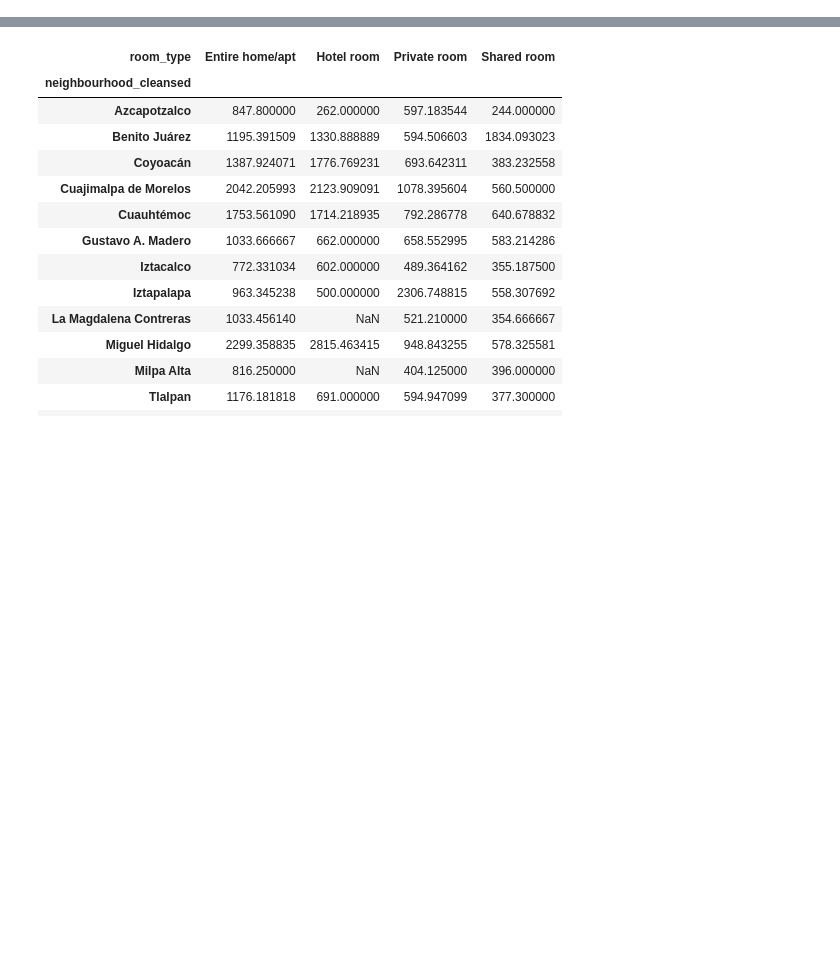
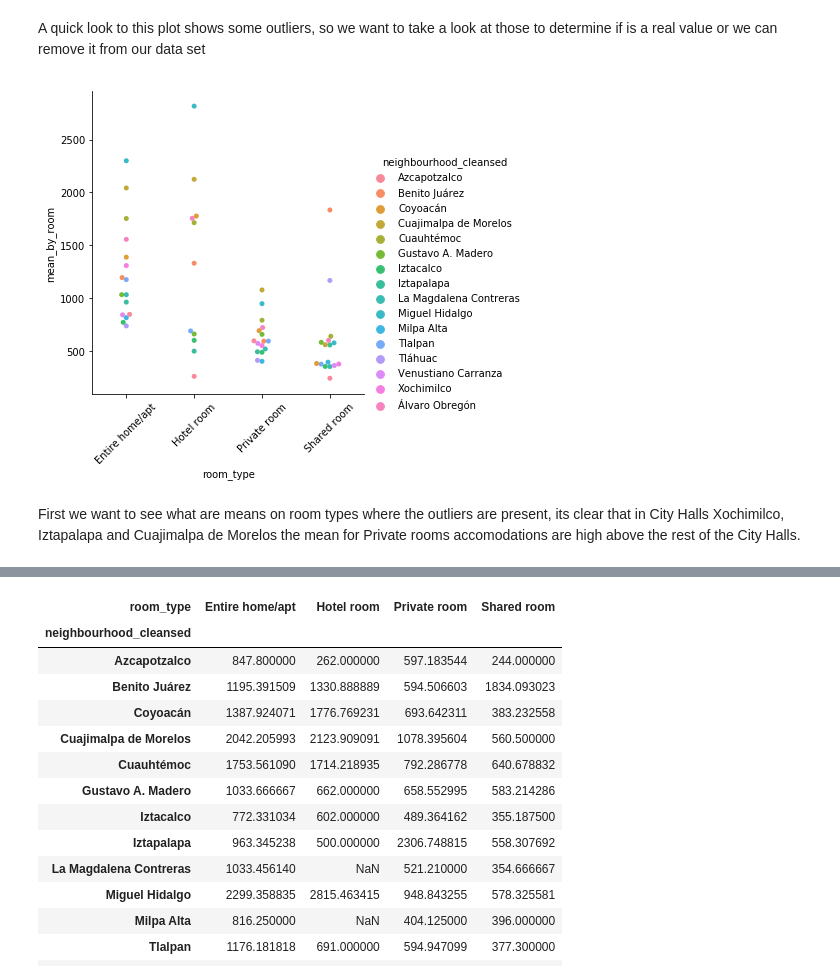
Before and after one commit to prope-2020-gh-classroom/practica-final-por-equipos-verano-2020-itam-EddOselotl, a Jupyter notebook: city_halls.ipynb, the cells around one changed output, grey strips where cells are left out. Drawn from its saved outputs; the diff is of its cells as text; code cells hidden in the pictures; blank space fills up the shorter version.

```diff
--- a/city_halls.ipynb
+++ b/city_halls.ipynb
@@ -27,0 +56,12 @@ df.head()
+# %%
+### group by saved to a new dataframe
+room_type = df.groupby(['room_type','neighbourhood_cleansed'])['price'].mean().reset_index(name='mean_by_room')
+# %% [markdown]
+A quick look to this plot shows some outliers, so we want to take a look at those to determine if is a real value or we can remove it from our data set
+# %%
+### Plotting the dataframe using seaborn
+sns.catplot(x="room_type", y="mean_by_room", hue="neighbourhood_cleansed", kind="swarm", data=room_type).set_xticklabels(rotation=45);
+# %% [output]
+[figure, added]
+# %% [markdown]
+First we want to see what are means on room types where the outliers are present, its clear that in City Halls Xochimilco, Iztapalapa and Cuajimalpa de Morelos the mean for Private rooms accomodations are high above the rest of the City Halls.
```
Also changed, not shown: parts of 30 cells of this notebook.
